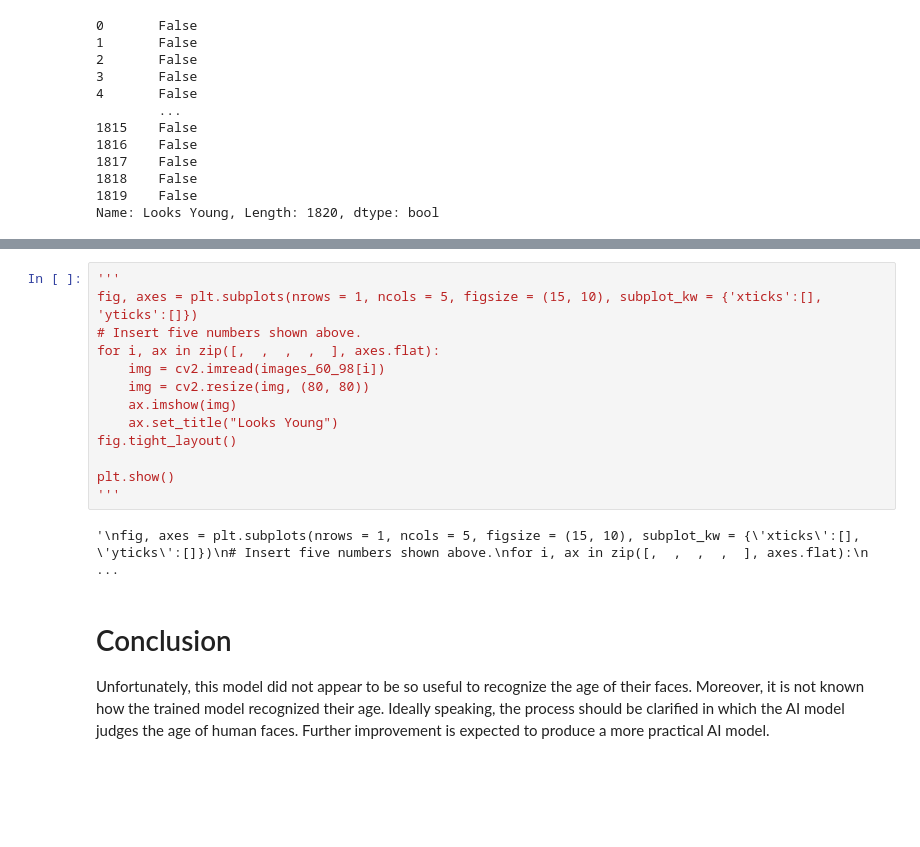
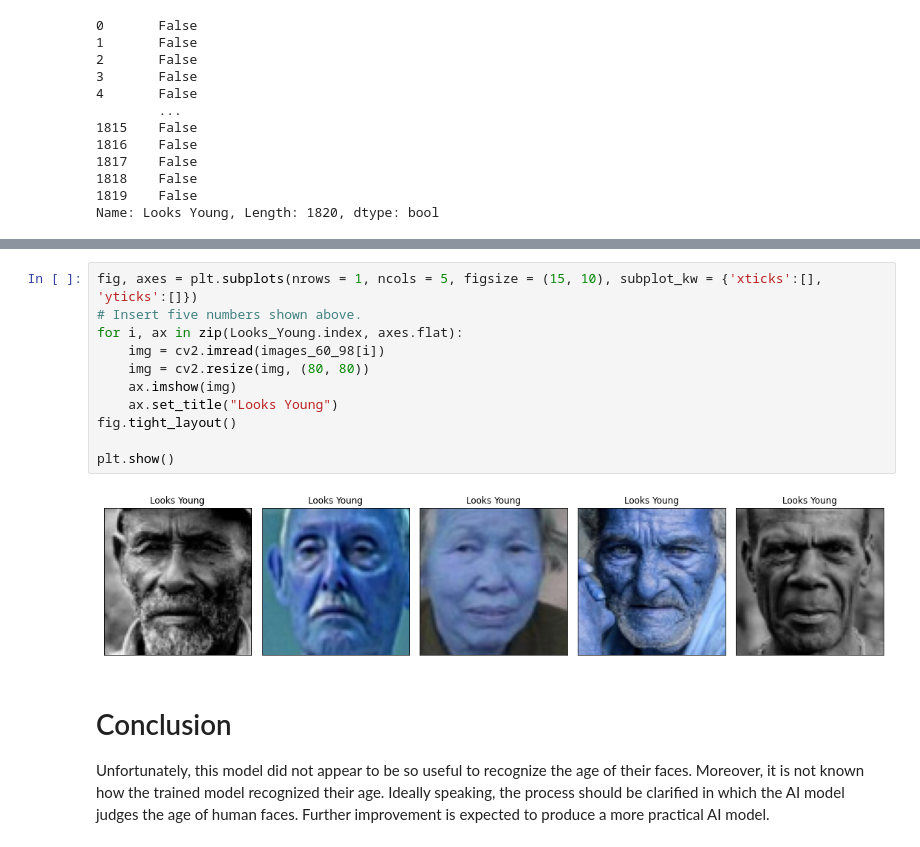
Before and after one commit to gokifujiya/Age-Recognition, a Jupyter notebook: Age Recognition (ResNet50V2).ipynb, the cells around one changed output, grey strips where cells are left out. Saved outputs shown, nothing was run; the diff lists cells and outputs as text; blank space fills up the shorter version.

```diff
--- a/Age Recognition (ResNet50V2).ipynb
+++ b/Age Recognition (ResNet50V2).ipynb
@@ -427,18 +451,16 @@ Int64Index([120, 1211, 1805], dtype='int64')
 # %%
-'''
 fig, axes = plt.subplots(nrows = 1, ncols = 5, figsize = (15, 10), subplot_kw = {'xticks':[], 'yticks':[]})
 # Insert five numbers shown above.
-for i, ax in zip([,  ,  ,  ,  ], axes.flat):
+for i, ax in zip(Looks_Young.index, axes.flat):
     img = cv2.imread(images_60_98[i])
     img = cv2.resize(img, (80, 80))
     ax.imshow(img)
     ax.set_title("Looks Young")
 fig.tight_layout()
 
 plt.show()
-'''
 # %% [output]
-'\nfig, axes = plt.subplots(nrows = 1, ncols = 5, figsize = (15, 10), subplot_kw = {\'xticks\':[], \'yticks\':[]})\n# Insert five numbers shown above.\nfor i, ax in zip([,  ,  ,  ,  ], axes.flat):\n   ...
+[figure, added]
 # %% [markdown]
 # Conclusion
 
```
Also changed, not shown: parts of 14 cells of this notebook.
